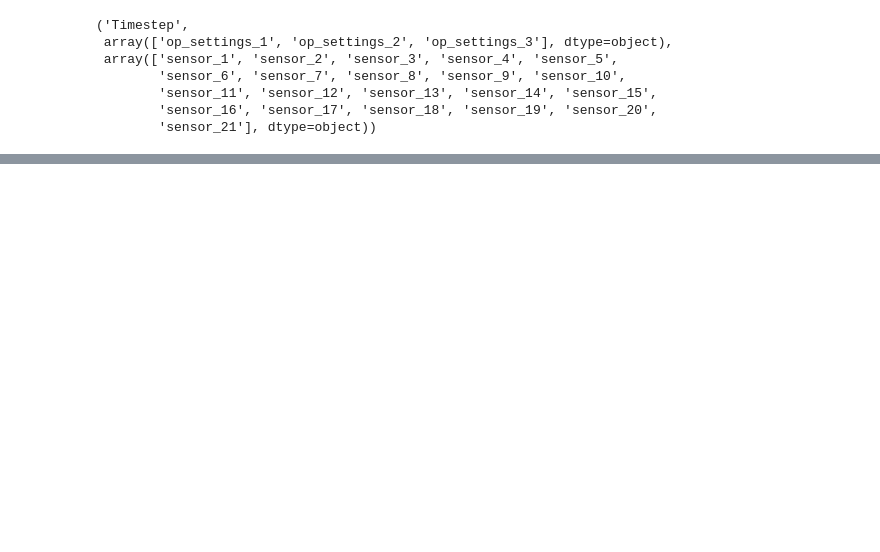
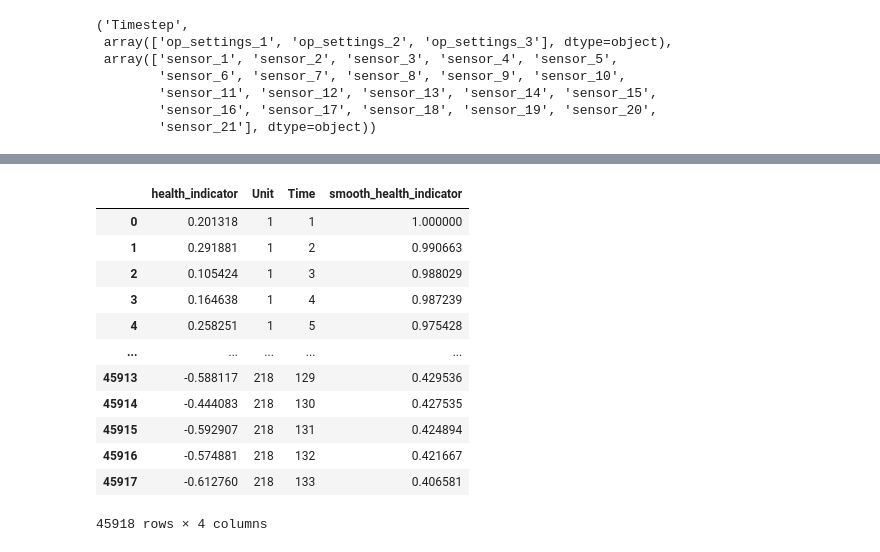
Before and after one commit to omgitsmj24/BOOT_AI_INTERN, a Jupyter notebook: RUL/matlab_data.ipynb, the cells around one changed output, grey strips where cells are left out. Drawn from its saved outputs; the diff is of its cells as text; code cells hidden in the pictures; blank space fills up the shorter version.

```diff
--- a/RUL/matlab_data.ipynb
+++ b/RUL/matlab_data.ipynb
@@ -169,0 +201,16 @@ timeVariable, conditionVariables, dataVariables
+# %%
+fused_Data
+# %% [output]
+|  | health_indicator | Unit | Time | smooth_health_indicator |
+| 0 | 0.201318 | 1 | 1 | 1.000000 |
+| 1 | 0.291881 | 1 | 2 | 0.990663 |
+| 2 | 0.105424 | 1 | 3 | 0.988029 |
+| 3 | 0.164638 | 1 | 4 | 0.987239 |
+| 4 | 0.258251 | 1 | 5 | 0.975428 |
+| ... | ... | ... | ... | ... |
+| 45913 | -0.588117 | 218 | 129 | 0.429536 |
+| 45914 | -0.444083 | 218 | 130 | 0.427535 |
+| 45915 | -0.592907 | 218 | 131 | 0.424894 |
+| 45916 | -0.574881 | 218 | 132 | 0.421667 |
+| 45917 | -0.612760 | 218 | 133 | 0.406581 |
+45918 rows × 4 columns
```
Also changed, not shown: parts of 17 cells of this notebook, 1 other file.
